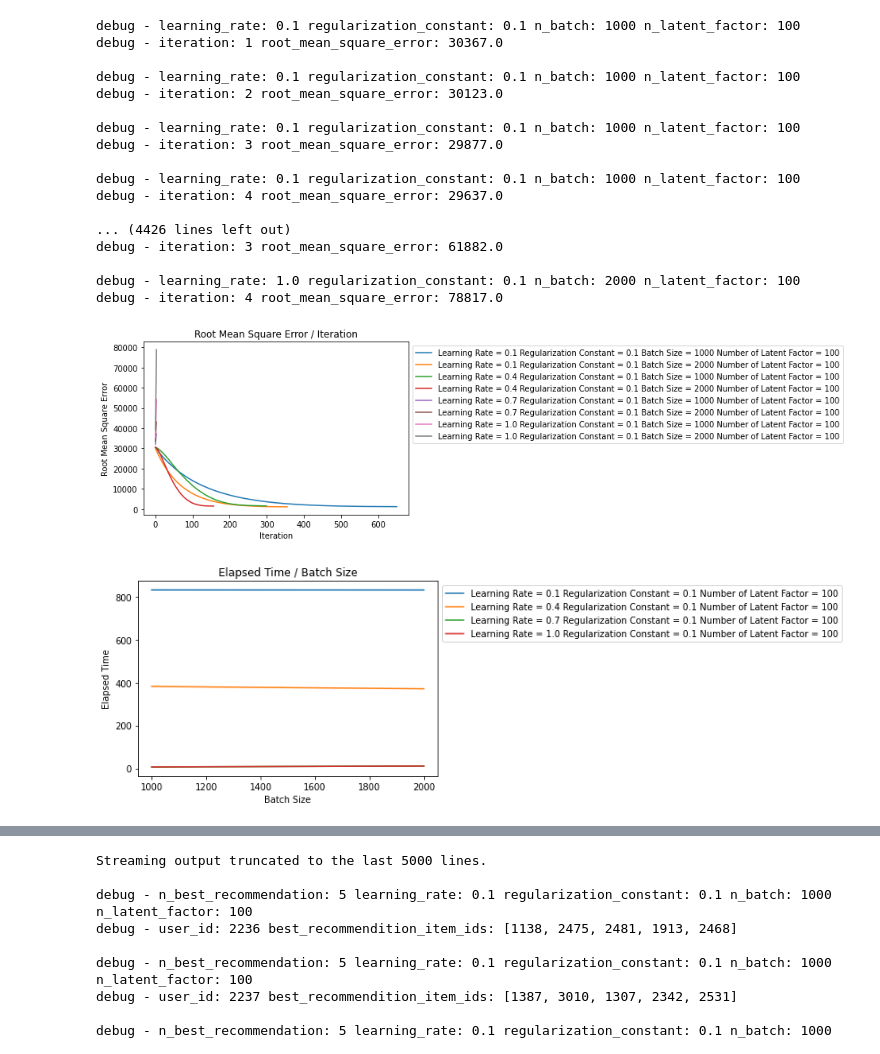
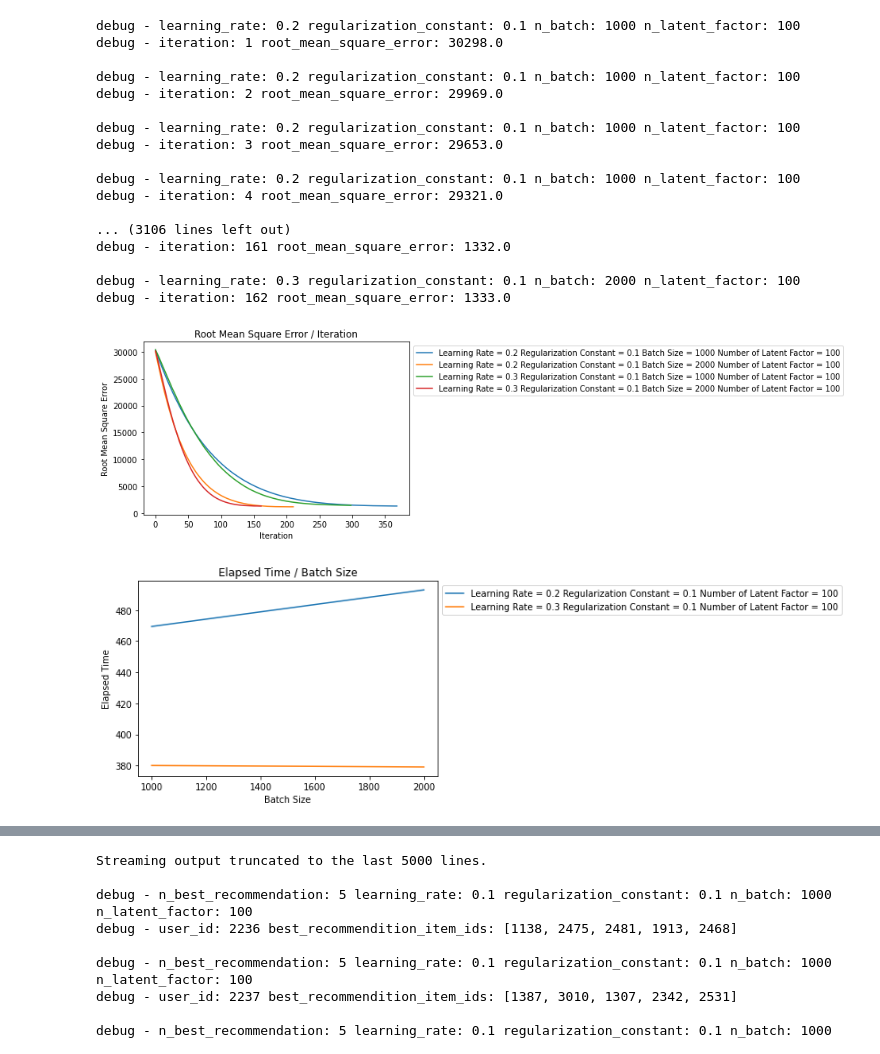
Before and after one commit to samohtwal/Bayesian-Personalized-Ranking, a Jupyter notebook: Bayesian_Personalized_Ranking.ipynb, the cells around one changed output, grey strips where cells are left out. Drawn from its saved outputs; the diff is of its cells as text; code cells hidden in the pictures.

```diff
--- a/Bayesian_Personalized_Ranking.ipynb
+++ b/Bayesian_Personalized_Ranking.ipynb
@@ -235,9 +235,13 @@ class BayseianPersonalizedRankingModel:
 
         return user_latent_factor_matrix, item_latent_factor_matrix
 
-    def recommend(self, n_best_recommendation):
+    def recommend(self, n_best_recommendation, evaluation_mode):
 
-        testing_data_dictionary = self.testing_data_dictionary
+        if evaluation_mode == 'validation':
+            testing_data_dictionary = bayseian_personalized_ranking_model.validation_data_dictionary
+        else:
+            testing_data_dictionary = bayseian_personalized_ranking_model.testing_data_dictionary
+
         training_data_dictionary = self.training_data_dictionary
         latent_factor_matrix_dictionary = self.latent_factor_matrix_dictionary
 
@@ -456,7 +460,8 @@ class ModelAnalyzerHelper:
             n_user_true_negative = 0
             n_user_false_negative = 0
 
-            positive_testing_item_ids = testing_data_group_by_user_id.iloc[index][data_item_column_name]
+            testing_user_index = testing_user_ids.index(recommendation_user_id)
+            positive_testing_item_ids = testing_data_group_by_user_id.iloc[testing_user_index][data_item_column_name]
             negative_testing_item_ids = list(set(testing_item_ids).difference(positive_testing_item_ids))
             positive_predition_item_ids = recommendation_data_group_by_user_id.iloc[index][data_item_column_name]
             negative_predition_item_ids = list(set(testing_item_ids).difference(positive_predition_item_ids))
@@ -504,9 +509,9 @@ n_user = len(training_data_dictionary[data_group_by_user_id_dictionary_key][data
 
 bayseian_personalized_ranking_parameters = []
 
-learning_rate_start = 0.1
-learning_rate_step = 0.3
-learning_rate_stop = 1 + 0.05
+learning_rate_start = 0.2
+learning_rate_step = 0.1
+learning_rate_stop = 0.3 + 0.05
 
 n_batch_start = 1000
 n_batch_step = 1000
@@ -520,46 +525,46 @@ n_latent_factor_start = 100
 n_latent_factor_step = 100
 n_latent_factor_stop = 100 + 1
 
 bayseian_personalized_ranking_parameters = [{
     'random_seed' : 1234,
     'n_latent_factor' : int(n_latent_factor),
     'n_batch' : int(n_batch),
     'learning_rate' : round(learning_rate, 1),
     'regularization_constant' : round(regularization_constant, 1)
 }
 for learning_rate in np.arange (learning_rate_start, learning_rate_stop, learning_rate_step)
 for n_batch in range (n_batch_start, n_batch_stop, n_batch_step)
 for regularization_constant in np.arange (regularization_constant_start, regularization_constant_stop, regularization_constant_step)
 for n_latent_factor in range (n_latent_factor_start, n_latent_factor_stop, n_latent_factor_step)]
 
 bayseian_personalized_ranking_models = []
 for index, bayseian_personalized_ranking_parameter in enumerate(bayseian_personalized_ranking_parameters):
     bayseian_personalized_ranking_models.append(BayseianPersonalizedRankingModel(**bayseian_personalized_ranking_parameter))
     bayseian_personalized_ranking_models[index].training_data_dictionary = training_data_dictionary
     bayseian_personalized_ranking_models[index].fit()
 
 ModelAnalyzerHelper().plot_root_mean_square_error_chart(bayseian_personalized_ranking_models)
 print('', end='\n')
 ModelAnalyzerHelper().plot_elapsed_time_chart(bayseian_personalized_ranking_models)
 # %% [output]
-debug - learning_rate: 0.1 regularization_constant: 0.1 n_batch: 1000 n_latent_factor: 100
-debug - iteration: 1 root_mean_square_error: 30367.0
+debug - learning_rate: 0.2 regularization_constant: 0.1 n_batch: 1000 n_latent_factor: 100
+debug - iteration: 1 root_mean_square_error: 30298.0
 
-debug - learning_rate: 0.1 regularization_constant: 0.1 n_batch: 1000 n_latent_factor: 100
-debug - iteration: 2 root_mean_square_error: 30123.0
+debug - learning_rate: 0.2 regularization_constant: 0.1 n_batch: 1000 n_latent_factor: 100
+debug - iteration: 2 root_mean_square_error: 29969.0
 
-debug - learning_rate: 0.1 regularization_constant: 0.1 n_batch: 1000 n_latent_factor: 100
-debug - iteration: 3 root_mean_square_error: 29877.0
+debug - learning_rate: 0.2 regularization_constant: 0.1 n_batch: 1000 n_latent_factor: 100
+debug - iteration: 3 root_mean_square_error: 29653.0
 
-debug - learning_rate: 0.1 regularization_constant: 0.1 n_batch: 1000 n_latent_factor: 100
-debug - iteration: 4 root_mean_square_error: 29637.0
+debug - learning_rate: 0.2 regularization_constant: 0.1 n_batch: 1000 n_latent_factor: 100
+debug - iteration: 4 root_mean_square_error: 29321.0
 
-... (4426 lines left out)
-debug - iteration: 3 root_mean_square_error: 61882.0
+... (3106 lines left out)
+debug - iteration: 161 root_mean_square_error: 1332.0
 
-debug - learning_rate: 1.0 regularization_constant: 0.1 n_batch: 2000 n_latent_factor: 100
-debug - iteration: 4 root_mean_square_error: 78817.0
+debug - learning_rate: 0.3 regularization_constant: 0.1 n_batch: 2000 n_latent_factor: 100
+debug - iteration: 162 root_mean_square_error: 1333.0
-[figure, old version]
+[figure, new version]
-[figure, old version]
+[figure, new version]
 # %%
 # validate model
```
Also changed, not shown: parts of 2 cells of this notebook.
